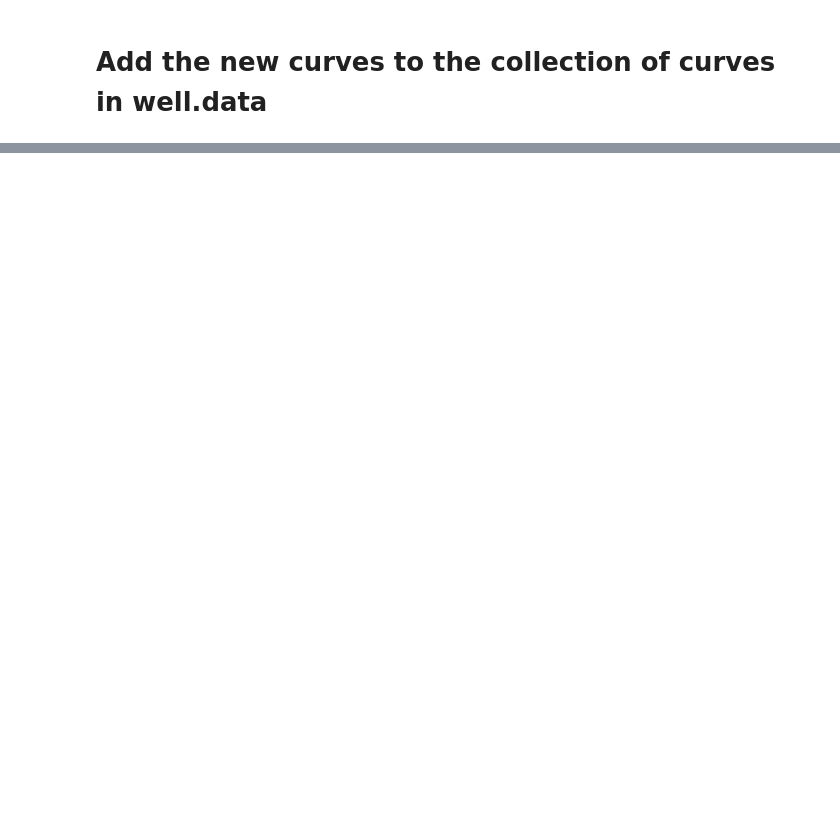
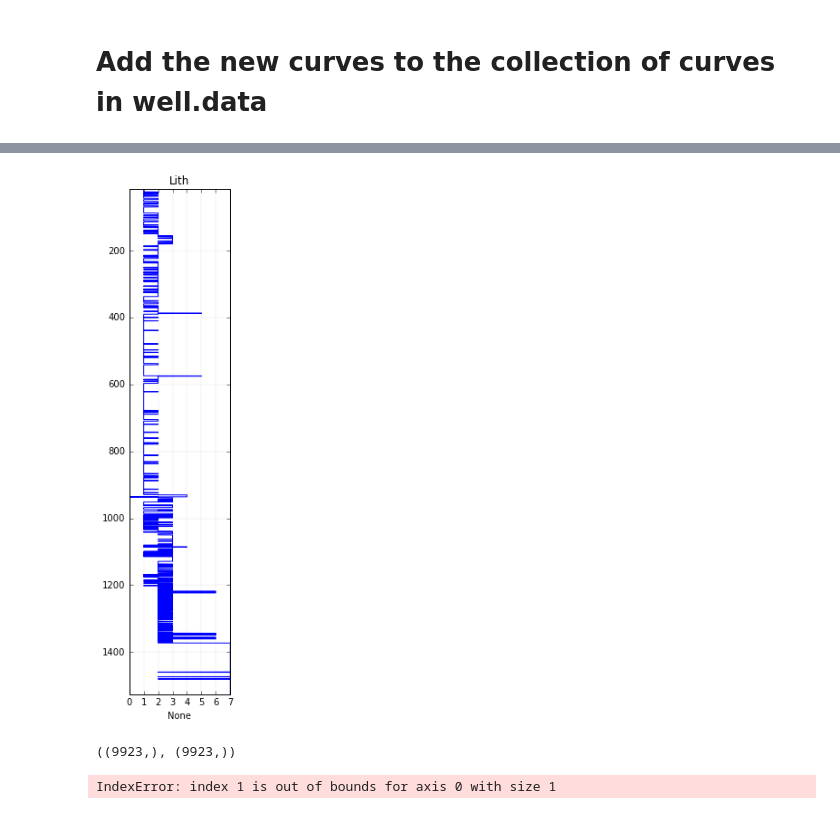
Before and after one commit to EvanBianco/recipes, a Jupyter notebook: Creating a striplog from an image.ipynb, the cells around one changed output, grey strips where cells are left out. Drawn from its saved outputs; the diff is of its cells as text; code cells hidden in the pictures; blank space fills up the shorter version.

```diff
--- a/Creating a striplog from an image.ipynb
+++ b/Creating a striplog from an image.ipynb
@@ -186,0 +190,3 @@ well.plot(tracks=tracks)
+# %%
+gr = well.data['GR']
+gr.start, gr.stop, gr.step
@@ -186,0 +245,5 @@ well.plot(tracks=tracks)
+# %%
+test = lithCurve.segment((well.data['lith'].start, well.data['lith'].stop-1, gr.step))
+test.plot()
+# %% [output]
+[figure, added]
@@ -186,0 +256,8 @@ well.plot(tracks=tracks)
+# %%
+well.data['GR'].shape, well.data['grsz'].shape
+# %% [output]
+((9923,), (9923,))
+# %%
+well.to_las('P-140_strip_log_plus_curves.las', lithCurve.basis)
+# %% [output]
+IndexError: index 1 is out of bounds for axis 0 with size 1
```
Also changed, not shown: parts of 17 cells of this notebook, 3 other files.
